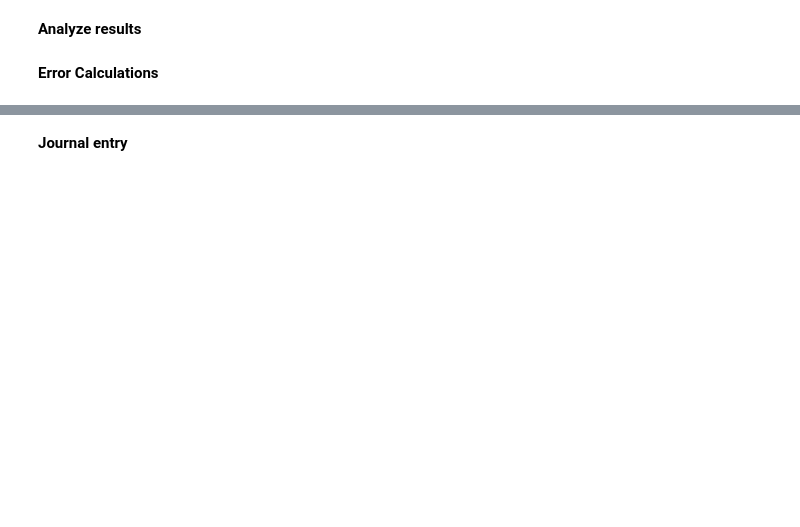
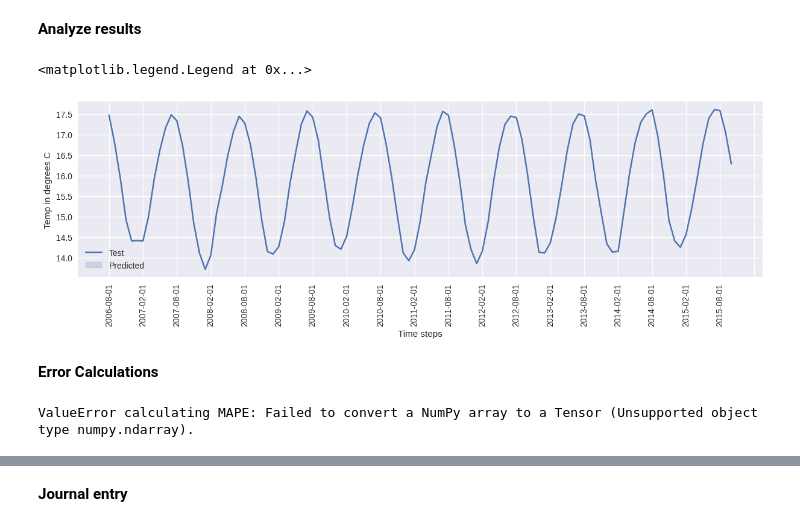
Before and after one commit to kentbutler/climate-data-model, a Jupyter notebook: src/TeamH_Project_Main.ipynb, the cells around one changed output, grey strips where cells are left out. Saved outputs shown, nothing was run; the diff lists cells and outputs as text; code cells hidden in the pictures; blank space fills up the shorter version.

```diff
--- a/src/TeamH_Project_Main.ipynb
+++ b/src/TeamH_Project_Main.ipynb
@@ -589,0 +759,7 @@ preds = np.array(preds).reshape(num_predictions)
+# %%
+# And merge y values into preds
+df_results = df_y.merge(df_results, how='inner', left_index=True, right_index=True, suffixes=['', '_dft'])
+df_results = df_results.rename({TARGET_LABEL:'y_test'}, axis=1)
+# %%
+# Finally, we have to reduce to a simple index to make the graphing work nicely
+df_results.reset_index(inplace=True, drop=True)
@@ -590,7 +782,2 @@ preds = np.array(preds).reshape(num_predictions)
 # %% [markdown]
 **Analyze results**
-# %%
-df_results = pd.DataFrame({'y_test': y_test_vals,
-                          'preds': preds,
-                           'pred_dates':pred_dates},
-                           index=[i+1 for i in range(num_predictions)])
@@ -602,2 +783,0 @@ df_results.columns
-# %%
-df_results.set_index('pred_dates', drop=False, inplace=True)
@@ -606,15 +784,17 @@ df_results.iloc[0]
 # %%
 # Plot results
 # max points - default to full set
-MAX_PTS=df_results.shape[0]
 TICK_SPACING=6
 fig, ax = plt.subplots(figsize=(12,4), layout="constrained")
-sns.lineplot(data=df_results[:MAX_PTS], ax=ax)
-ax.set_xticks(df_results.index[:MAX_PTS], labels=pred_dates[:MAX_PTS], rotation=90)
+sns.lineplot(data=df_results, ax=ax)
+ax.set_xticks(df_results.index, labels=date_labels, rotation=90)
 ax.xaxis.set_major_locator(plticker.MultipleLocator(TICK_SPACING))
 plt.xlabel('Time steps')
 plt.ylabel('Temp in degrees C')
 plt.legend(('Test','Predicted'))
+# %% [output]
+<matplotlib.legend.Legend at 0x...>
+[figure, added]
 # %% [markdown]
 **Error Calculations**
 # %%
@@ -622,7 +808,12 @@ from sklearn.metrics import mean_squared_error, mean_absolute_error
 # %%
 # Calculate MAPE
 m = tf.keras.metrics.MeanAbsolutePercentageError()
-m.update_state(y_test_vals, preds)
+try:
+  m.update_state(y_test_vals, preds)
+except ValueError as ve:
+  print(f'ValueError calculating MAPE: {ve}')
+# %% [output]
+ValueError calculating MAPE: Failed to convert a NumPy array to a Tensor (Unsupported object type numpy.ndarray).
 # %%
 mse = mean_squared_error(y_test_vals, preds)
 mae = mean_absolute_error(y_test_vals, preds)
```
Also changed, not shown: parts of 47 cells of this notebook, 21 other files.
